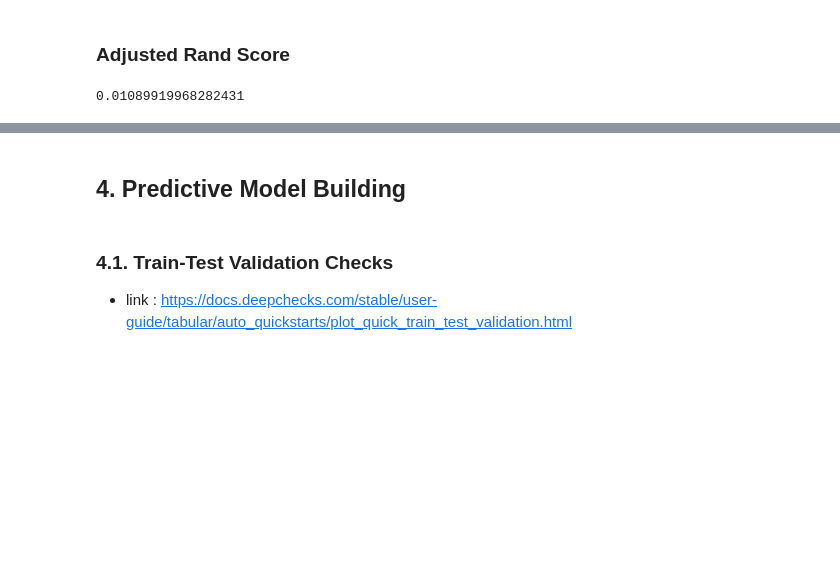
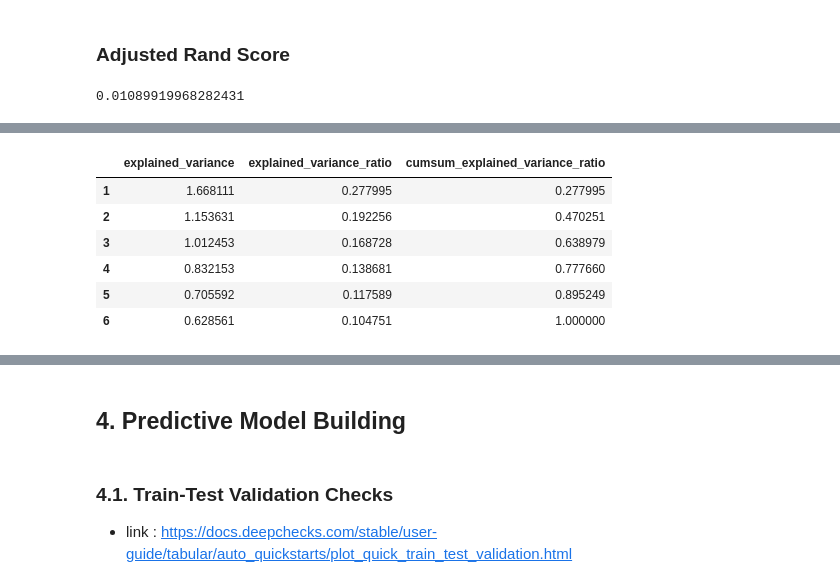
Before and after one commit to iceyisaak/capstone-project_churn-prediction, a Jupyter notebook: Churn Prediction_Student_Notebook_V5.ipynb, the cells around one changed output, grey strips where cells are left out. Cells and saved outputs as stored; diff of their text form; code cells hidden in the pictures; blank space fills up the shorter version.

```diff
--- a/Churn Prediction_Student_Notebook_V5.ipynb
+++ b/Churn Prediction_Student_Notebook_V5.ipynb
@@ -1143,0 +1171,11 @@ adjusted_rand_score(y, X.predicted_clusters)
+# %%
+df_ev = pd.DataFrame(my_dict, index=range(1,7))
+df_ev
+# %% [output]
+|  | explained_variance | explained_variance_ratio | cumsum_explained_variance_ratio |
+| 1 | 1.668111 | 0.277995 | 0.277995 |
+| 2 | 1.153631 | 0.192256 | 0.470251 |
+| 3 | 1.012453 | 0.168728 | 0.638979 |
+| 4 | 0.832153 | 0.138681 | 0.777660 |
+| 5 | 0.705592 | 0.117589 | 0.895249 |
+| 6 | 0.628561 | 0.104751 | 1.000000 |
```
Also changed, not shown: parts of 12 cells of this notebook.
